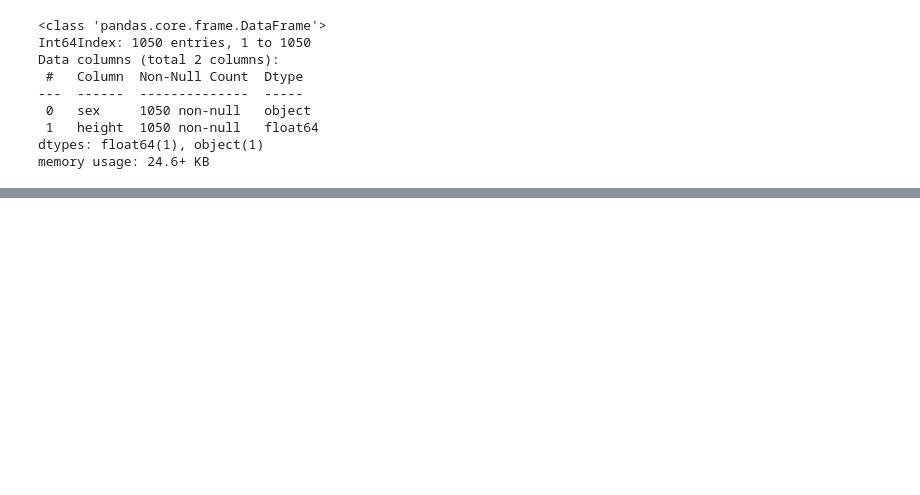
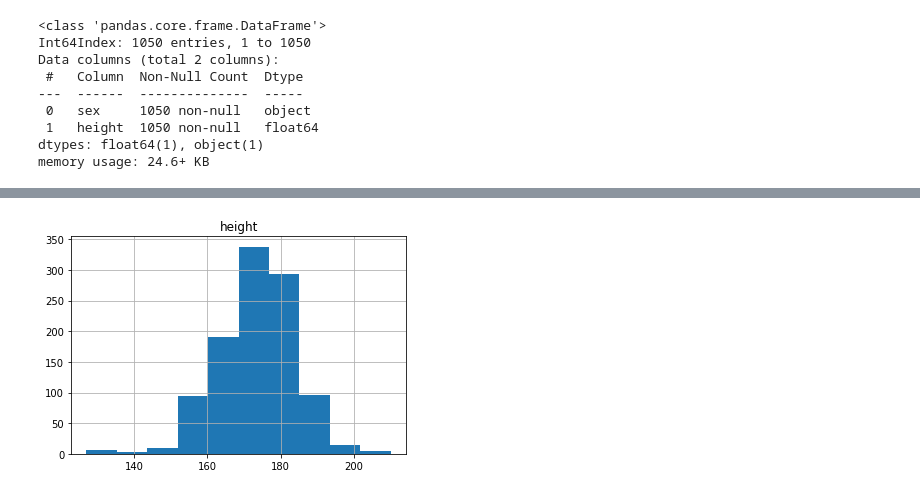
Before and after one commit to Eduardo-Coyto/ML-UTEC-4Geeks, a Jupyter notebook: Ej_de_ML_en_clase.ipynb, the cells around one changed output, grey strips where cells are left out. Drawn from its saved outputs; the diff is of its cells as text; code cells hidden in the pictures; blank space fills up the shorter version.

```diff
--- a/Ej_de_ML_en_clase.ipynb
+++ b/Ej_de_ML_en_clase.ipynb
@@ -38,0 +40,3 @@ df_raw.sample(10)
+# %%
+df_raw['height'] = df_raw['height']*2.54
+df = df_raw.copy()
@@ -38,0 +55,5 @@ df_raw.sample(10)
+# %%
+df.hist(bins=10)
+plt.show()
+# %% [output]
+[figure, added]
```
Also changed, not shown: parts of 21 cells of this notebook.
